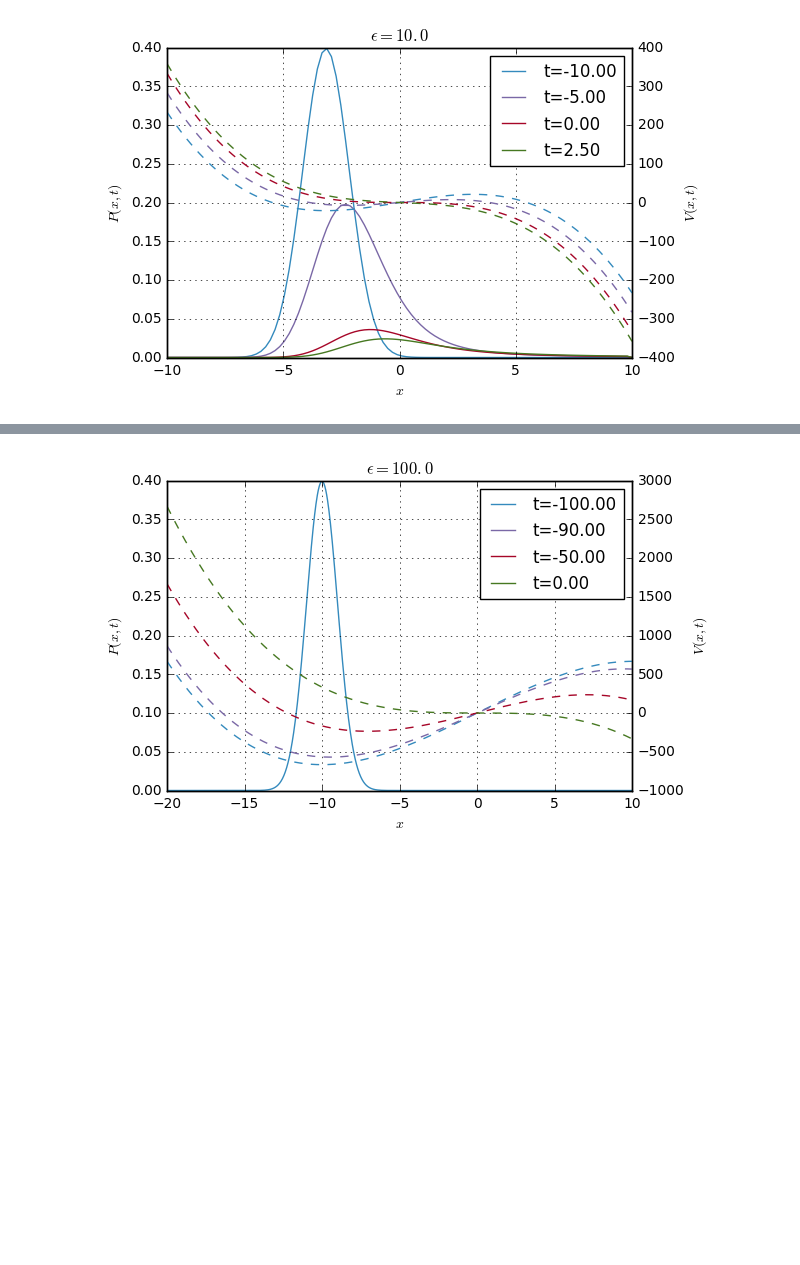
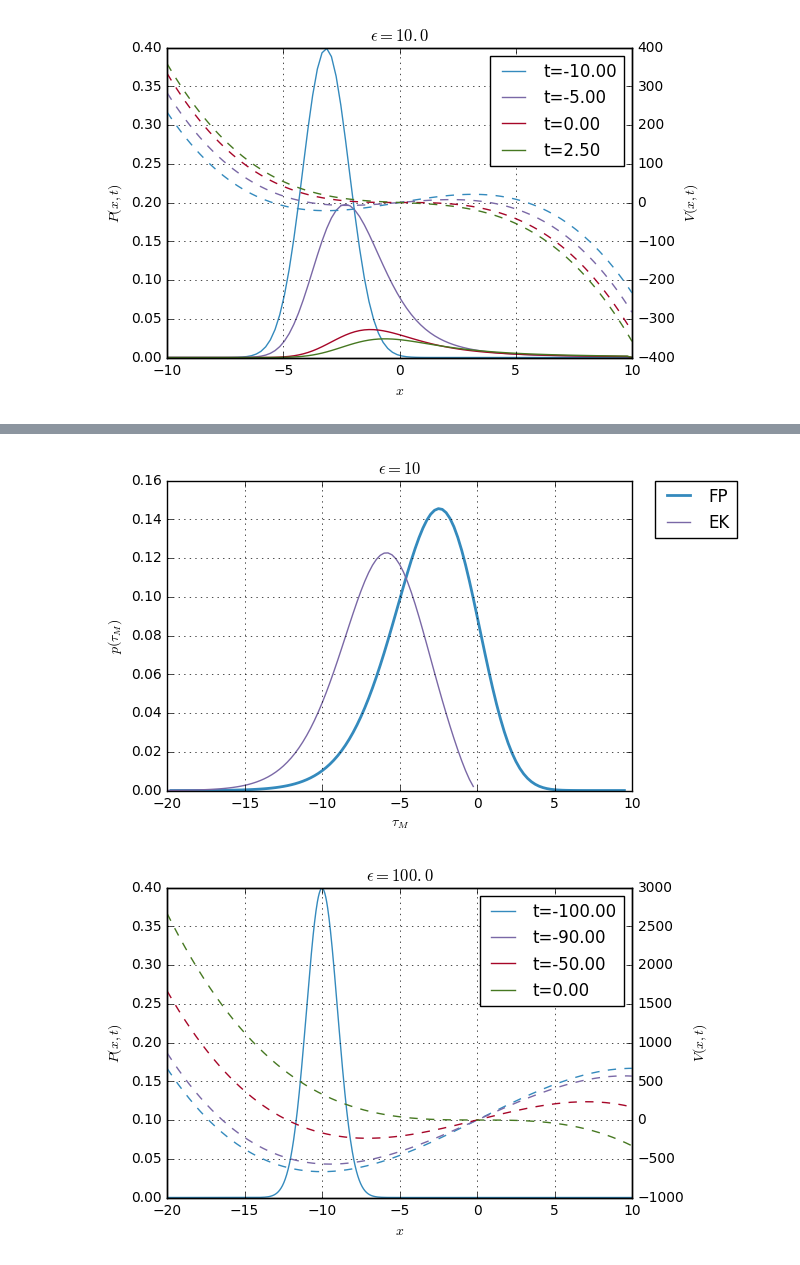
Before and after one commit to cbherbert/stochrare, a Jupyter notebook: Stability-Loss.ipynb, the cells around one changed output, grey strips where cells are left out. Saved outputs shown, nothing was run; the diff lists cells and outputs as text; code cells hidden in the pictures; blank space fills up the shorter version.

```diff
--- a/Stability-Loss.ipynb
+++ b/Stability-Loss.ipynb
@@ -753,3 +798,17 @@ stochtrans1D.StochSaddleNode(10.0).pdfplot(-10.0,-5.0,0.0,2.5,potential=True,dt=
+# %%
+fig = plt.figure()
+ax = plt.axes()
+ax.set_xlabel(r'$\tau_M$')
+ax.set_ylabel(r'$p(\tau_M)$')
+ax.grid()
+times = np.arange(-20.0,10.0,0.25)
+ax.plot(*stochtrans1D.StochSaddleNode(10.0).firstpassagetime_cdf(-np.sqrt(np.abs(times[0])),20.0,*times,t0=times[0],dt=0.001,out='pdf'),linewidth=2,label='FP')
+ax.plot(*stochtrans1D.StochSaddleNode(10.0).firstpassagetime_cdf(-np.sqrt(np.abs(times[0])),20.0,*times,t0=times[0],dt=0.001,out='pdf',EK=True),label='EK')
+plt.legend(bbox_to_anchor=(1.05, 1),loc=2, borderaxespad=0.)
+plt.title(r'$\epsilon=10$')
+plt.show()
+# %% [output]
+[figure, added]
 # %%
 stochtrans1D.StochSaddleNode(100.0).pdfplot(-100.0,-90.0,-50.0,0.0,potential=True,dt=0.00001,bounds=(-20.0,10.0),npts=1000)
 # %% [output]
```
Also changed, not shown: parts of 5 cells of this notebook.
